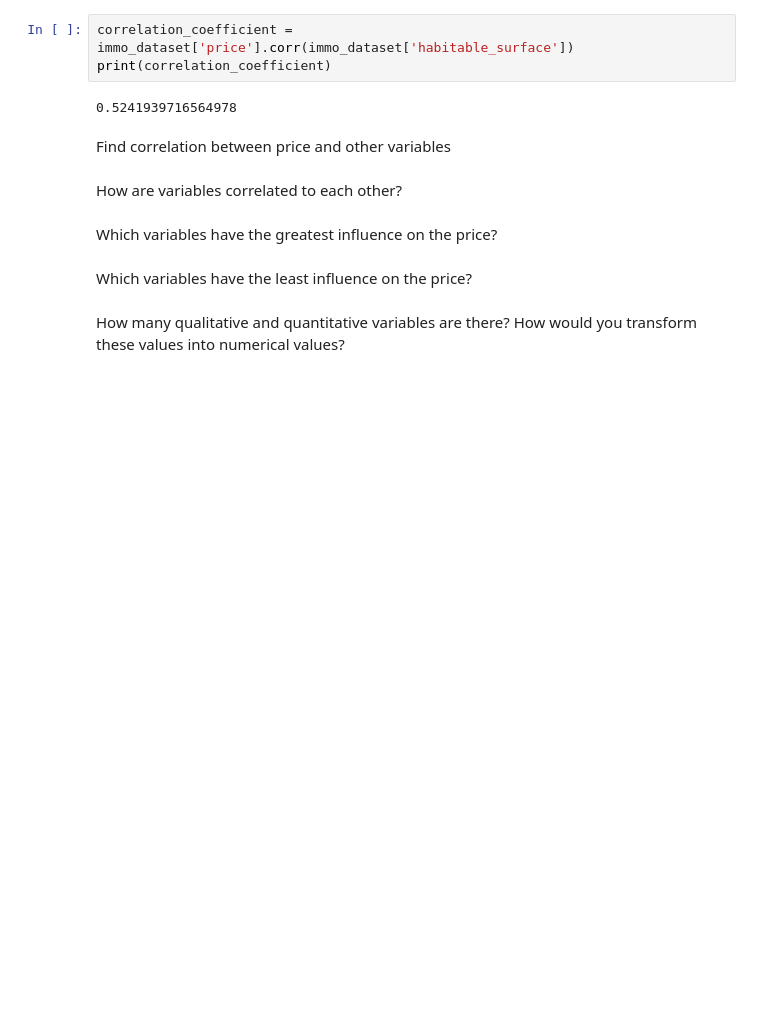
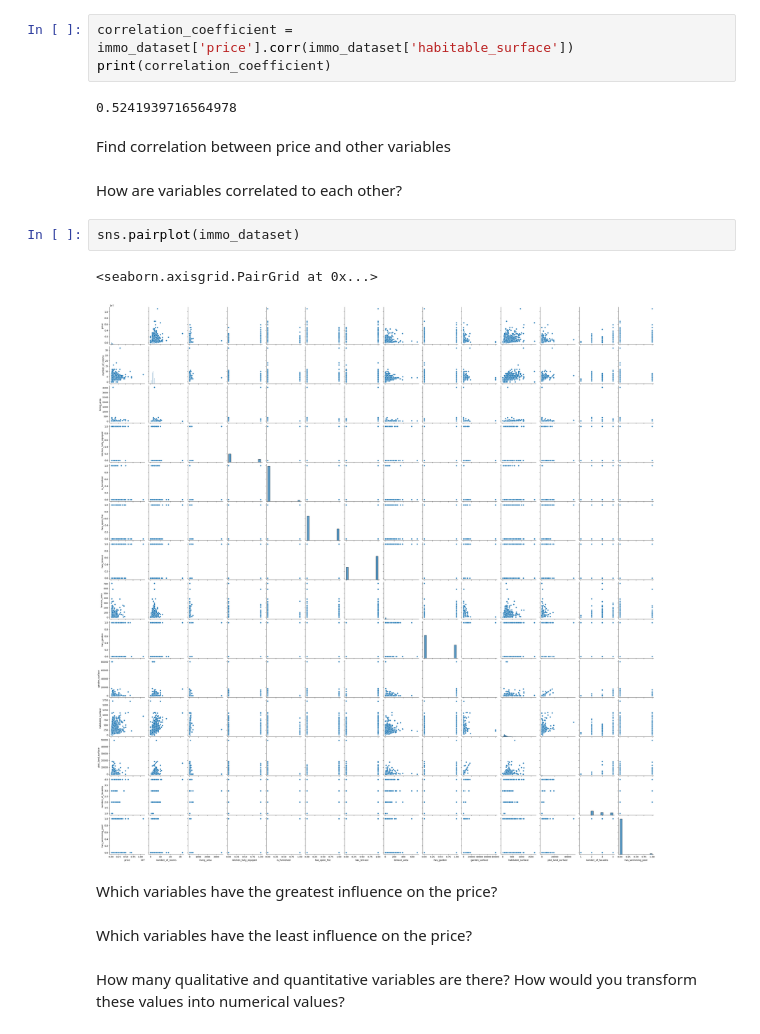
Before and after one commit to ChristosRaptis/challenge-data-analysis, a Jupyter notebook: data-analysis.ipynb, the cells around one changed output. Saved outputs shown, nothing was run; the diff lists cells and outputs as text; blank space fills up the shorter version.

Commit message:
pairplot to show relation between all variables

```diff
--- a/data-analysis.ipynb
+++ b/data-analysis.ipynb
@@ -38,6 +93,11 @@ print(correlation_coefficient)
 Find correlation between price and other variables
 # %% [markdown]
 How are variables correlated to each other?
+# %%
+sns.pairplot(immo_dataset)
+# %% [output]
+<seaborn.axisgrid.PairGrid at 0x...>
+[figure, added]
 # %% [markdown]
 Which variables have the greatest influence on the price?
 # %% [markdown]
```
Also changed, not shown: parts of 5 cells of this notebook.
